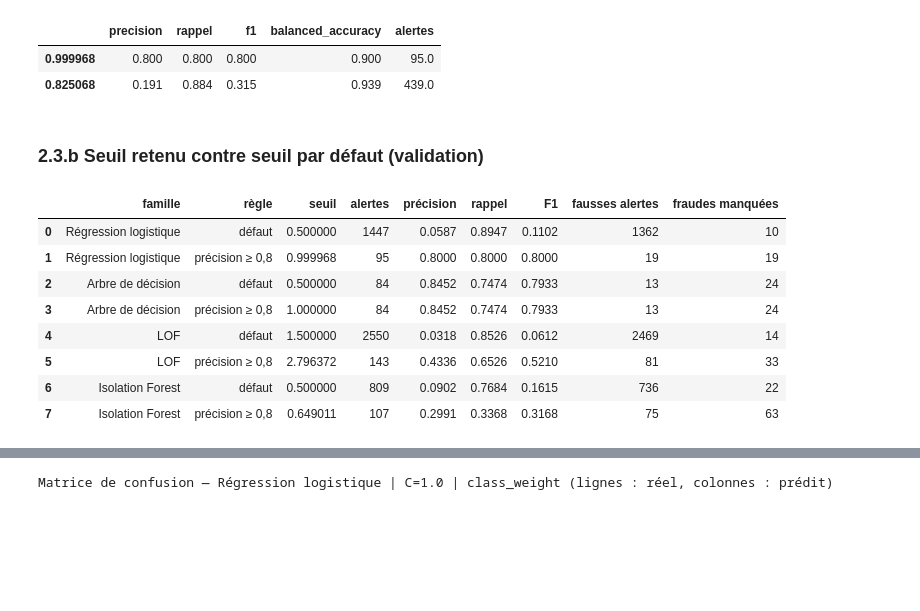
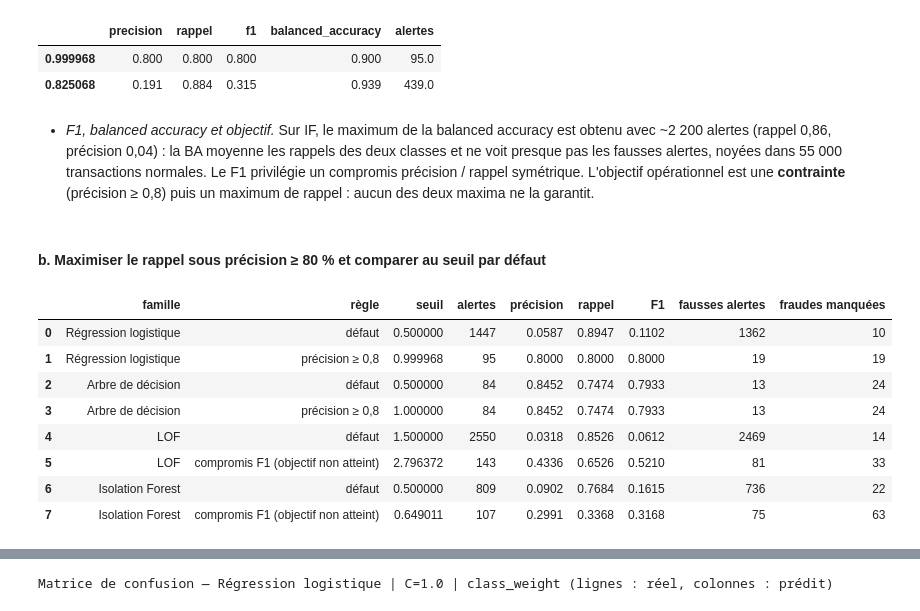
Before and after one commit to fiftycommit/MAYULU, a Jupyter notebook: TP_detection_anomalies.ipynb, the cells around one changed output, grey strips where cells are left out. Saved outputs shown, nothing was run; the diff lists cells and outputs as text; code cells hidden in the pictures; blank space fills up the shorter version.

```diff
--- a/TP_detection_anomalies.ipynb
+++ b/TP_detection_anomalies.ipynb
@@ -342,7 +384,11 @@ lignes = []
 for regle, seuil in seuils_nov.items():
     r = rapport_seuil(y_test_mouse, s_nov, seuil)
     lignes.append({"règle": regle, "seuil": seuil, "alertes": r["alertes"], "FP": r["fausses_alertes"],
-                   "FN": r["manquees"], "précision": r["precision"], "rappel": r["rappel"], "F1": r["f1"]})
+                   "FN": r["manquees"], "précision": r["precision"], "rappel": r["rappel"], "F1": r["f1"],
+                   "balanced accuracy": r["balanced_accuracy"]})
+    print(f"Matrice de confusion LOF nouveautés — {regle}")
+    display(pd.DataFrame(r["matrice"], index=["normal réel", "anomalie réelle"],
+                         columns=["normal prédit", "anomalie prédite"]))
 display(pd.DataFrame(lignes).round(3))
 print("Classement sur le test :", {k: round(v, 3) for k, v in evaluer(y_test_mouse, s_nov).items()})
 
@@ -368,5 +414,8 @@ axes[1].set(title="LOF novelty : frontière (seuil par défaut) et décisions su
 axes[1].legend(fontsize=8)
 plt.tight_layout()
 plt.show()
+
+fig_courbes_nov = tracer_courbes(y_test_mouse, {"LOF nouveautés": s_nov}, "Mouse : classement du test réservé")
+plt.show()
 # %% [output]
 apprentissage : 343 normaux | test : 157 points dont 10 anomalies
@@ -579,0 +663,28 @@ Sous-échantillon LOF : 30000 transactions dont 52 fraudes
+# %%
+X_sous_cc, y_sous_cc = utils.sous_echantillon_stratifie(X_app_cc, y_app_cc, n=30_000, graine=GRAINE)
+print("Sous-échantillon LOF :", len(X_sous_cc), "transactions dont", y_sous_cc.sum(), "fraudes")
+configs_non_supervisees_cc = []
+for n_arbres in [100, 300]:
+    for max_samples in [256, 2048]:
+        configs_non_supervisees_cc.append({
+            "famille": "Isolation Forest", "nom": f"Isolation Forest | n_estimators={n_arbres}, max_samples={max_samples}",
+            "pretraitement": "log_amount", "desequilibre": "aucun (non supervisé)",
+            "modele": Pipeline(utils.pretraitement_creditcard(False) + [("modele", IsolationForest(
+                n_estimators=n_arbres, max_samples=max_samples, random_state=GRAINE, n_jobs=-1))])})
+for k in [10, 20, 50, 100]:
+    configs_non_supervisees_cc.append({
+        "famille": "LOF", "nom": f"LOF | n_neighbors={k}",
+        "pretraitement": "log_amount + standard", "desequilibre": "aucun (non supervisé)",
+        "app": (X_sous_cc, y_sous_cc),
+        "modele": Pipeline(utils.pretraitement_creditcard(True) + [("modele", LocalOutlierFactor(
+            n_neighbors=k, novelty=True, n_jobs=-1))])})
+
+
+resultats_non_supervises_cc, modeles_non_supervises_cc = utils.comparer_configurations(
+    configs_non_supervisees_cc, (X_app_cc, y_app_cc), (X_val_cc, y_val_cc), PRECISION_MIN_FRAUDE)
+display(arrondir(resultats_non_supervises_cc[colonnes_val]))
+
+# Rassembler les mêmes configurations pour la comparaison commune.
+configs_cc = configs_supervisees_cc + configs_non_supervisees_cc
+resultats_cc = pd.concat([resultats_supervises_cc, resultats_non_supervises_cc], ignore_index=True)
+modeles_cc = {**modeles_supervises_cc, **modeles_non_supervises_cc}
@@ -642,25 +779,32 @@ Régression logistique : max F1 au seuil 0.999968 | max balanced accuracy au seu
 |  | precision | rappel | f1 | balanced_accuracy | alertes |
 | 0.999968 | 0.800 | 0.800 | 0.800 | 0.900 | 95.0 |
 | 0.825068 | 0.191 | 0.884 | 0.315 | 0.939 | 439.0 |
+# %% [markdown]
+- *F1, balanced accuracy et objectif.* Sur IF, le maximum de la balanced accuracy est obtenu avec ~2 200 alertes
+  (rappel 0,86, précision 0,04) : la BA moyenne les rappels des deux classes et ne voit presque pas les fausses alertes,
+  noyées dans 55 000 transactions normales. Le F1 privilégie un compromis précision / rappel symétrique. L'objectif
+  opérationnel est une **contrainte** (précision ≥ 0,8) puis un maximum de rappel : aucun des deux maxima ne la
+  garantit.
 # %% [markdown]
-### 2.3.b Seuil retenu contre seuil par défaut (validation)
+#### b. Maximiser le rappel sous précision ≥ 80 % et comparer au seuil par défaut
 # %%
 lignes = []
 for fam, ligne in retenues_cc.iterrows():
     modele = modeles_cc[ligne["nom"]]
-    for regle, seuil in [("défaut", seuil_defaut(modele)), ("précision ≥ 0,8", ligne["seuil"])]:
+    regle_retenue = "précision ≥ 0,8" if ligne["atteint"] else "compromis F1 (objectif non atteint)"
+    for regle, seuil in [("défaut", seuil_defaut(modele)), (regle_retenue, ligne["seuil"])]:
         r = rapport_seuil(y_val_cc, scores_val_cc[fam], seuil)
         lignes.append({"famille": fam, "règle": regle, "seuil": seuil, "alertes": r["alertes"],
                        "précision": r["precision"], "rappel": r["rappel"], "F1": r["f1"],
                        "fausses alertes": r["fausses_alertes"], "fraudes manquées": r["manquees"]})
 display(arrondir(pd.DataFrame(lignes)))
 # %% [output]
 |  | famille | règle | seuil | alertes | précision | rappel | F1 | fausses alertes | fraudes manquées |
 | 0 | Régression logistique | défaut | 0.500000 | 1447 | 0.0587 | 0.8947 | 0.1102 | 1362 | 10 |
 | 1 | Régression logistique | précision ≥ 0,8 | 0.999968 | 95 | 0.8000 | 0.8000 | 0.8000 | 19 | 19 |
 | 2 | Arbre de décision | défaut | 0.500000 | 84 | 0.8452 | 0.7474 | 0.7933 | 13 | 24 |
 | 3 | Arbre de décision | précision ≥ 0,8 | 1.000000 | 84 | 0.8452 | 0.7474 | 0.7933 | 13 | 24 |
 | 4 | LOF | défaut | 1.500000 | 2550 | 0.0318 | 0.8526 | 0.0612 | 2469 | 14 |
-| 5 | LOF | précision ≥ 0,8 | 2.796372 | 143 | 0.4336 | 0.6526 | 0.5210 | 81 | 33 |
+| 5 | LOF | compromis F1 (objectif non atteint) | 2.796372 | 143 | 0.4336 | 0.6526 | 0.5210 | 81 | 33 |
 | 6 | Isolation Forest | défaut | 0.500000 | 809 | 0.0902 | 0.7684 | 0.1615 | 736 | 22 |
-| 7 | Isolation Forest | précision ≥ 0,8 | 0.649011 | 107 | 0.2991 | 0.3368 | 0.3168 | 75 | 63 |
+| 7 | Isolation Forest | compromis F1 (objectif non atteint) | 0.649011 | 107 | 0.2991 | 0.3368 | 0.3168 | 75 | 63 |
```
Also changed, not shown: parts of 91 cells of this notebook, 6 other files.
